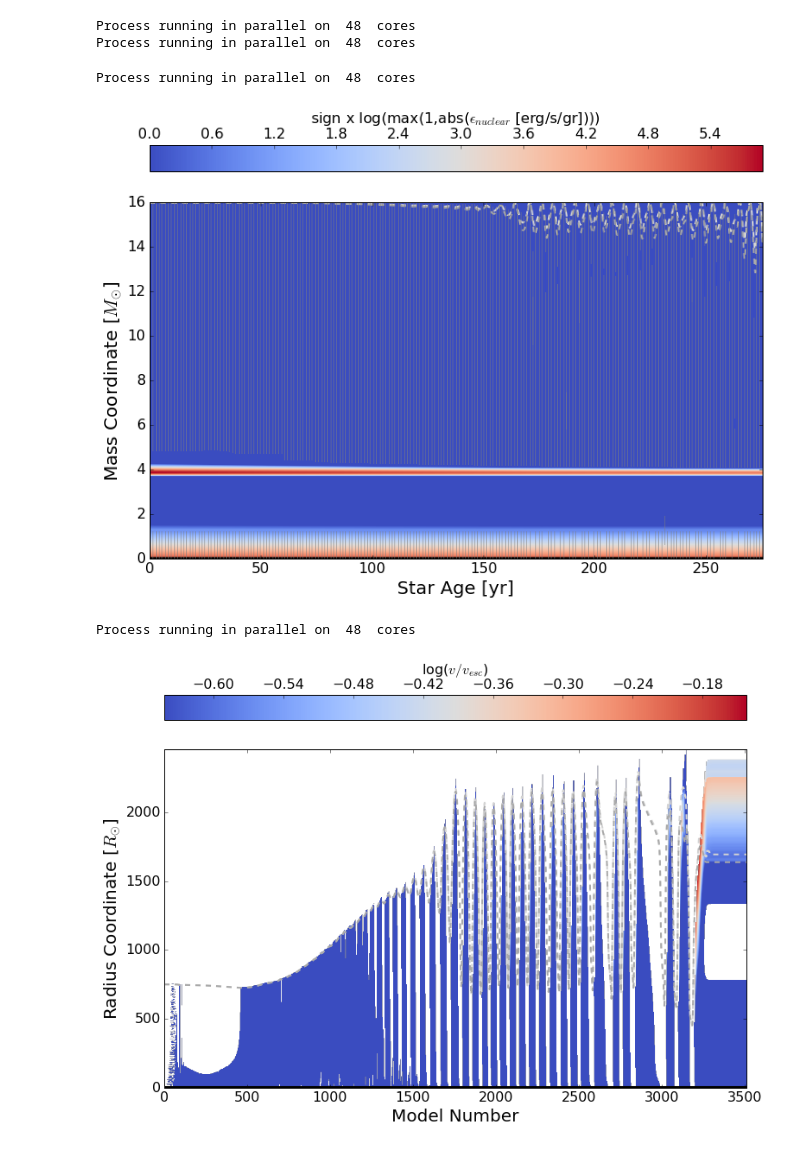
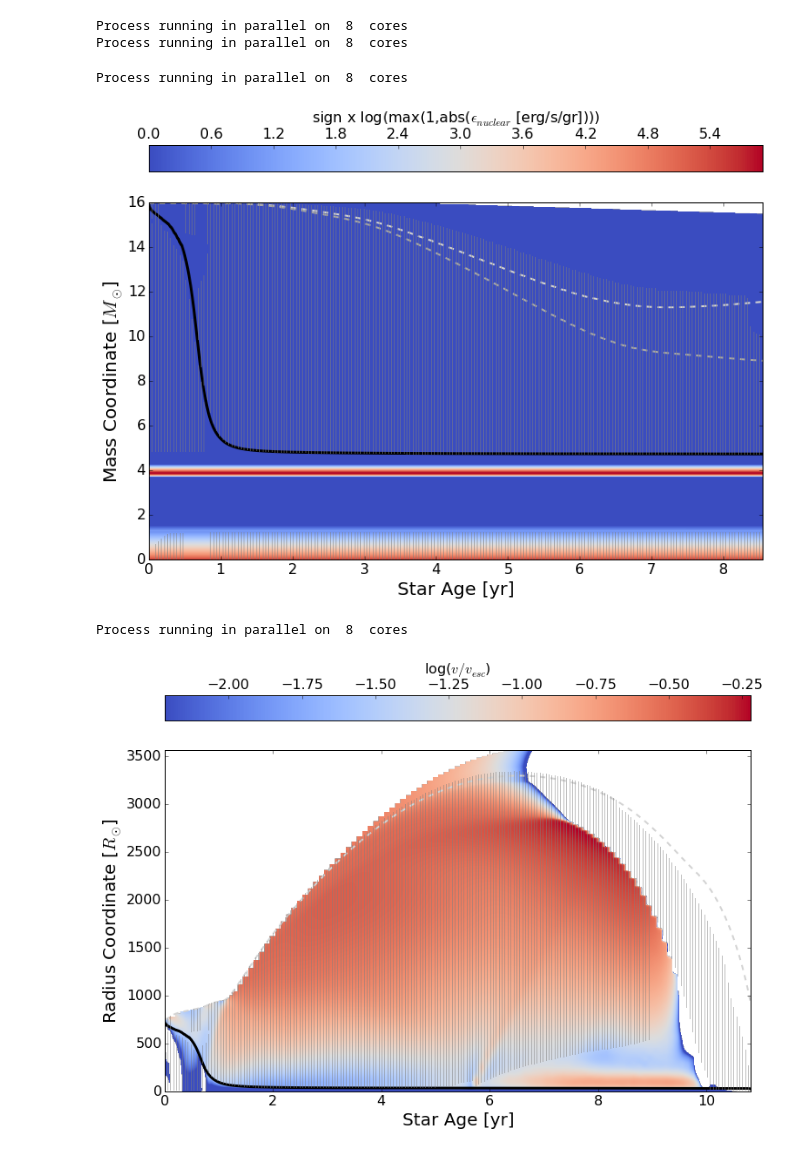
Before and after one commit to JRGarza/CE_mesa, a Jupyter notebook: python_scripts/check_results_tassos.ipynb, the cells around one changed output. Saved outputs shown, nothing was run; the diff lists cells and outputs as text; code cells hidden in the pictures.

```diff
--- a/python_scripts/check_results_tassos.ipynb
+++ b/python_scripts/check_results_tassos.ipynb
@@ -9,21 +9,21 @@ import numpy as np
 %matplotlib inline
 p.rcParams['figure.figsize'] = 12, 8  # that's default image size for this interactive session
 
-data_path = "/home/evol/fragkos/disk1/mesa_projects/CE/example_runs/heat_base_1d39/LOGS/"
+data_path = "/Users/tassos/repos/CE_mesa/working/LOGS/"
 a = ms.mesa(data_path=data_path, parallel=True, abundances=False, log_abundances = True, Yaxis='mass', Xaxis="log_inv_star_age",czones=False, Variable='v_div_vesc', orbit=True)
 # %% [output]
-Process running in parallel on  48  cores
-Process running in parallel on  48  cores
+Process running in parallel on  8  cores
+Process running in parallel on  8  cores
 # %%
 a.SetParameters(Variable='eps_nuc', cmap_dynamic_range=5, tau100=True, Yaxis='mass', Xaxis='star_age', czones=True)
 a.Kippenhahn()
 # %% [output]
-Process running in parallel on  48  cores
+Process running in parallel on  8  cores
-[figure, old version]
+[figure, new version]
 # %%
-a.SetParameters(cmap_dynamic_range=0.5, signed_log_cmap=False,Yaxis='radius', Xaxis="model_number", Variable='v_div_vesc', czones=False)
+a.SetParameters(cmap_dynamic_range=2.0, signed_log_cmap=False,Yaxis='radius', Xaxis="star_age", czones=True, Variable='v_div_vesc')
 a.Kippenhahn()
 # %% [output]
-Process running in parallel on  48  cores
+Process running in parallel on  8  cores
-[figure, old version]
+[figure, new version]
 # %%
```
Also changed, not shown: parts of 21 cells of this notebook, 6 other files.
